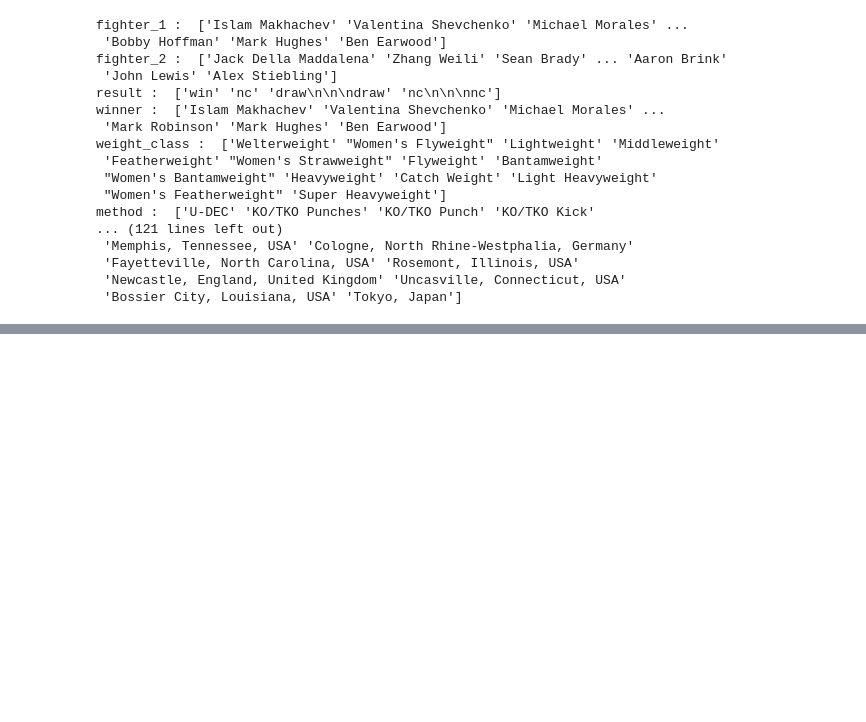
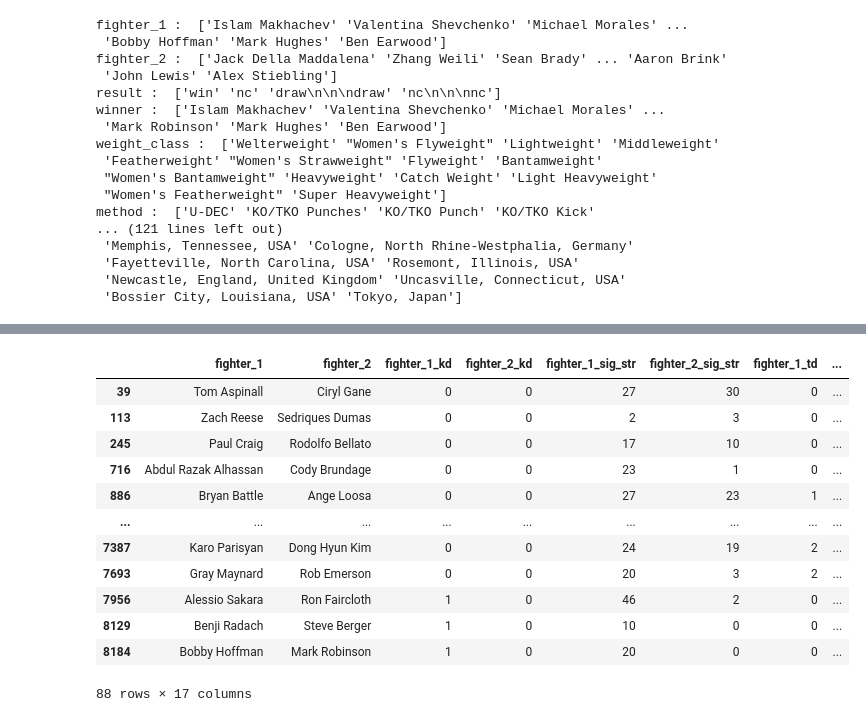
Before and after one commit to LLWICK/UFC-Fight-Winner-Predictor-Machine-learning, a Jupyter notebook: training/training.ipynb, the cells around one changed output, grey strips where cells are left out. Cells and saved outputs as stored; diff of their text form; code cells hidden in the pictures; blank space fills up the shorter version.

```diff
--- a/training/training.ipynb
+++ b/training/training.ipynb
@@ -80,3 +80,6 @@ df.head()
 | 2 | Michael Morales | Sean Brady | 1 | 0 | 24 | 8 | 0 | ... |
 | 3 | Carlos Prates | Leon Edwards | 1 | 0 | 21 | 12 | 0 | ... |
 | 4 | Benoit Saint Denis | Beneil Dariush | 1 | 0 | 3 | 3 | 0 | ... |
+# %%
+df.result[df['result']=="draw\n\n\ndraw"] = "draw"
+df.result[df['result']=="nc\n\n\nnc"] = "nc"
@@ -82,0 +144,16 @@ df.head()
+# %%
+df[df['result']=='nc']
+# %% [output]
+|  | fighter_1 | fighter_2 | fighter_1_kd | fighter_2_kd | fighter_1_sig_str | fighter_2_sig_str | fighter_1_td | ... |
+| 39 | Tom Aspinall | Ciryl Gane | 0 | 0 | 27 | 30 | 0 | ... |
+| 113 | Zach Reese | Sedriques Dumas | 0 | 0 | 2 | 3 | 0 | ... |
+| 245 | Paul Craig | Rodolfo Bellato | 0 | 0 | 17 | 10 | 0 | ... |
+| 716 | Abdul Razak Alhassan | Cody Brundage | 0 | 0 | 23 | 1 | 0 | ... |
+| 886 | Bryan Battle | Ange Loosa | 0 | 0 | 27 | 23 | 1 | ... |
+| ... | ... | ... | ... | ... | ... | ... | ... | ... |
+| 7387 | Karo Parisyan | Dong Hyun Kim | 0 | 0 | 24 | 19 | 2 | ... |
+| 7693 | Gray Maynard | Rob Emerson | 0 | 0 | 20 | 3 | 2 | ... |
+| 7956 | Alessio Sakara | Ron Faircloth | 1 | 0 | 46 | 2 | 0 | ... |
+| 8129 | Benji Radach | Steve Berger | 1 | 0 | 10 | 0 | 0 | ... |
+| 8184 | Bobby Hoffman | Mark Robinson | 1 | 0 | 20 | 0 | 0 | ... |
+88 rows × 17 columns
```
Also changed, not shown: parts of 3 cells of this notebook, 1 other file.
